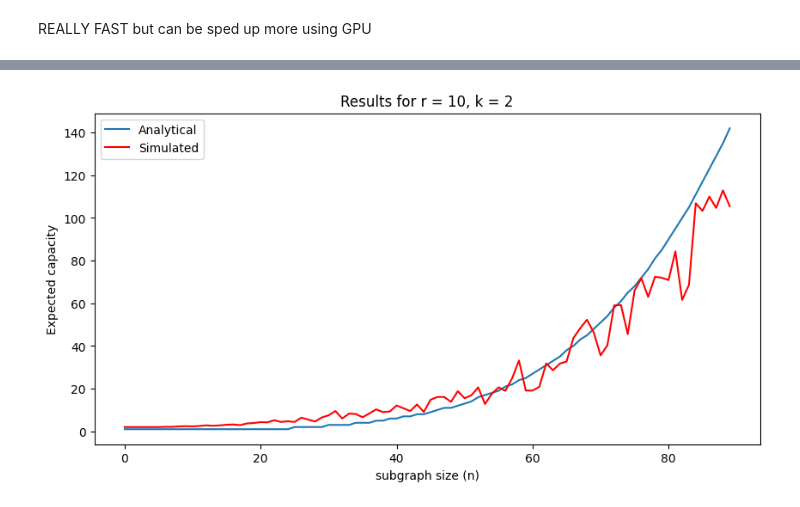
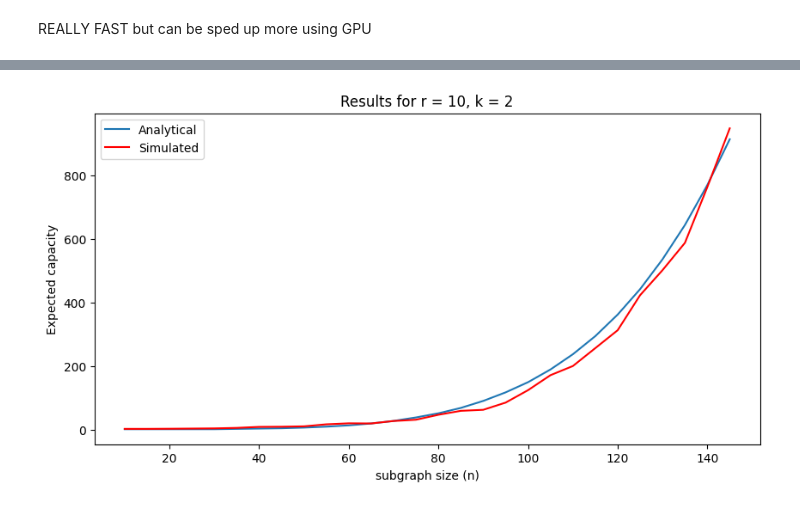
Before and after one commit to chandradeep24/Valiant, a Jupyter notebook: Notebooks/r_sublist_capacity.ipynb, the cells around one changed output, grey strips where cells are left out. Cells and saved outputs as stored; diff of their text form; code cells hidden in the pictures.

```diff
--- a/Notebooks/r_sublist_capacity.ipynb
+++ b/Notebooks/r_sublist_capacity.ipynb
@@ -115,26 +116,27 @@ plt.show()
 # %%
 #capacity vs n for fixed r
 #INPUT PARAMS-------------------------
 r = 10
 T = 0.1
 k = 2
 H = 1
 #-------------------------------------
+x = range(r,15*r, r//2)
 analytical_results = []
-for n_iter in range(r,10*r):
+for n_iter in x:
     analytical_results.append(analytical_capacity(n_iter,r,T,k))
 
 simulated_results = []
-for n_iter in range(r,10*r):
-    simulated_results.append(mean_simulated_capacity(n_iter,r,T,k,H,n_trials=10))
+for n_iter in x:
+    simulated_results.append(mean_simulated_capacity(n_iter,r,T,k,H,n_trials=20))
+
+plt.figure(figsize = (10,5))
+plt.plot(x,analytical_results, label='Analytical')
+plt.plot(x,simulated_results, color='red', label='Simulated')
+plt.title("Results" + " for r = " + str(r) + ", k = " + str(k))
+plt.xlabel('subgraph size (n)')
+plt.ylabel('Expected capacity')
+plt.legend()
+plt.show()
+# %% [output]
+[figure, added]
-# %%
-plt.figure(figsize = (10,5))
-plt.plot(analytical_results, label='Analytical')
-plt.plot(simulated_results, color='red', label='Simulated')
-plt.title("Results" + " for r = " + str(r) + ", k = " + str(k))
-plt.xlabel('subgraph size (n)')
-plt.ylabel('Expected capacity')
-plt.legend()
-plt.show()
-# %% [output]
-[figure, removed]
```
Also changed, not shown: parts of 5 cells of this notebook, 5 other files.
